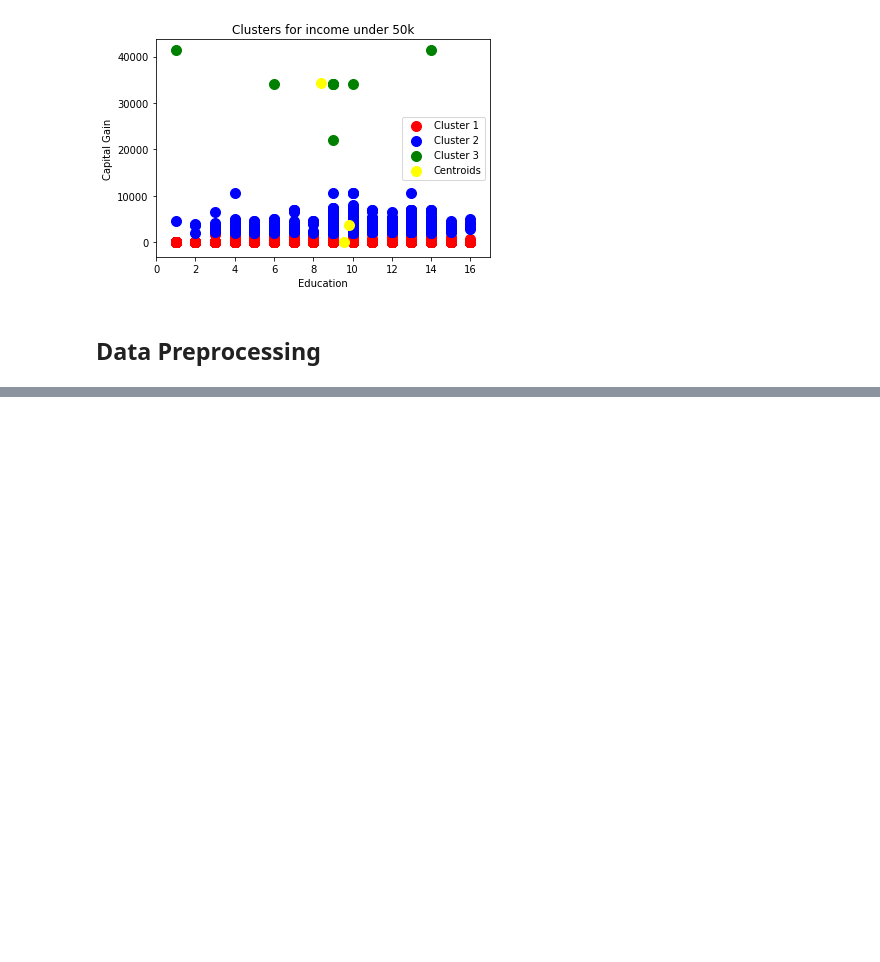
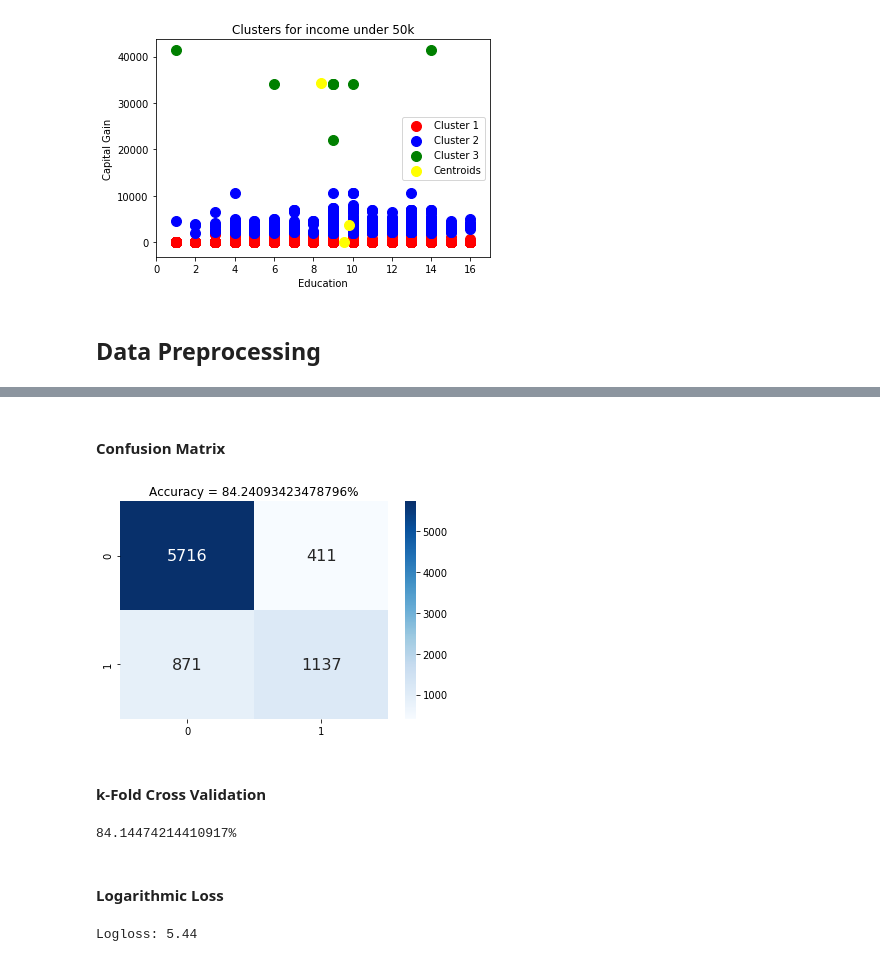
Before and after one commit to amansahil/Income-Predictor, a Jupyter notebook: main.ipynb, the cells around one changed output, grey strips where cells are left out. Drawn from its saved outputs; the diff is of its cells as text; code cells hidden in the pictures; blank space fills up the shorter version.

```diff
--- a/main.ipynb
+++ b/main.ipynb
@@ -528,0 +636,24 @@ X_test_LDA = pca.transform(X_test)
+# %% [markdown]
+#### Confusion Matrix
+# %%
+cm = confusion_matrix(y_test, y_pred)
+
+sns.heatmap(cm, annot=True, annot_kws={"size": 16}, cmap="Blues", fmt='g')
+plt.title('Accuracy = ' + str(accuracy_score(y_test, y_pred) * 100) + '%')
+plt.show()
+# %% [output]
+[figure, added]
+# %% [markdown]
+#### k-Fold Cross Validation
+# %%
+accuracies = cross_val_score(estimator = classifier, X = X_train_LDA, y = y_train, cv = 10)
+print((str(accuracies.mean() * 100) + '%'))
+# %% [output]
+84.14474214410917%
+# %% [markdown]
+#### Logarithmic Loss
+# %%
+accuracy = log_loss(y_test, y_pred)
+print("Logloss: %.2f" % (accuracy))
+# %% [output]
+Logloss: 5.44
```
Also changed, not shown: parts of 41 cells of this notebook.
